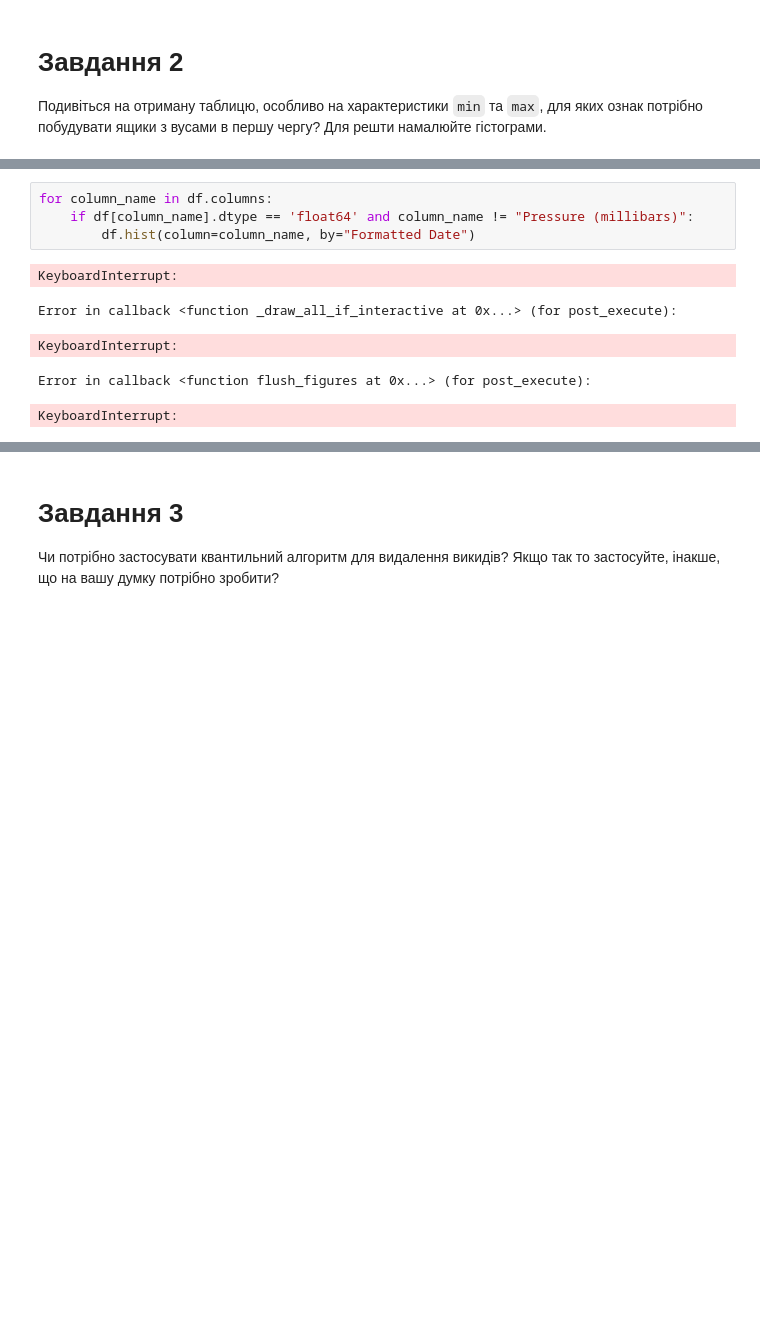
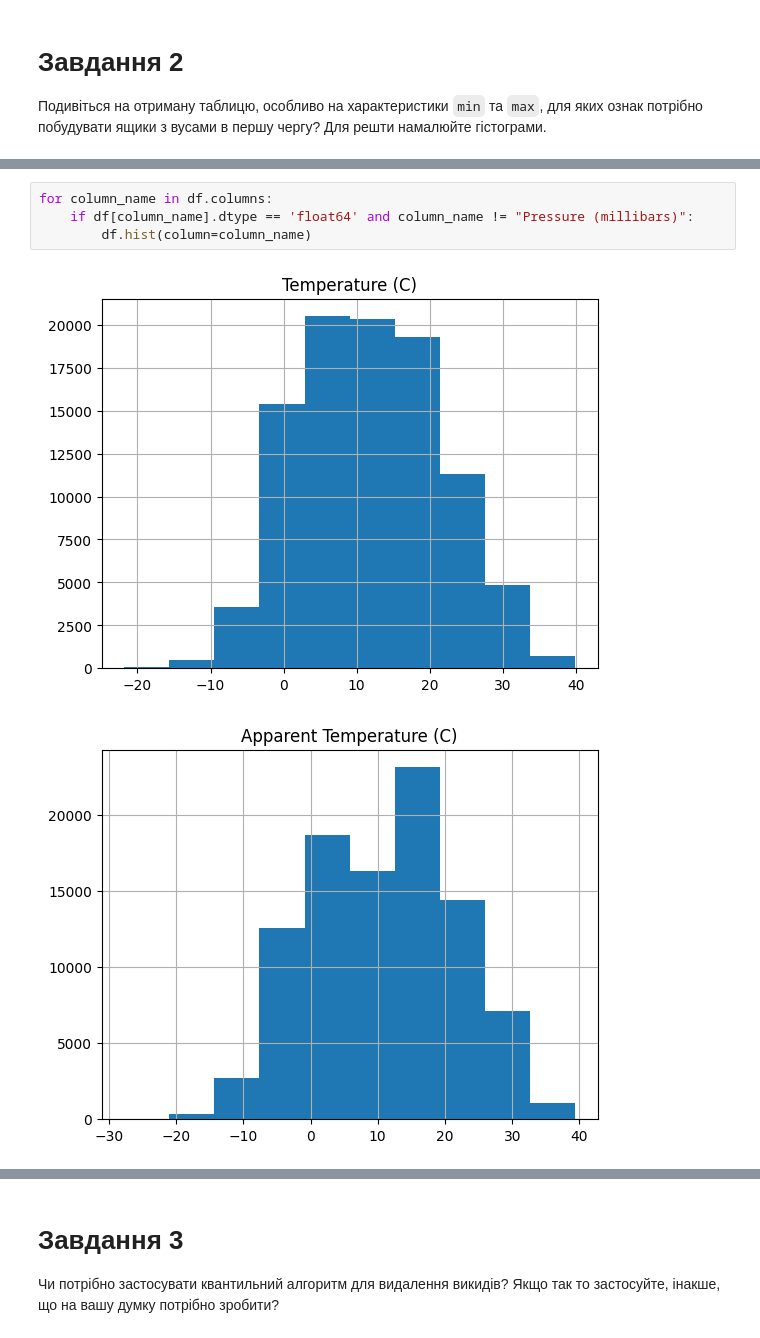
Before and after one commit to VDidyk/AI, a Jupyter notebook: module2/Практична_аналіз_даних2.ipynb, the cells around one changed output, grey strips where cells are left out. Cells and saved outputs as stored; diff of their text form; blank space fills up the shorter version.

```diff
--- a/module2/Практична_аналіз_даних2.ipynb
+++ b/module2/Практична_аналіз_даних2.ipynb
@@ -52,10 +43,7 @@ KeyboardInterrupt:
 # %%
 for column_name in df.columns:
     if df[column_name].dtype == 'float64' and column_name != "Pressure (millibars)":
-        df.hist(column=column_name, by="Formatted Date")
+        df.hist(column=column_name)
 # %% [output]
-KeyboardInterrupt:
-Error in callback <function _draw_all_if_interactive at 0x...> (for post_execute):
-KeyboardInterrupt:
-Error in callback <function flush_figures at 0x...> (for post_execute):
-KeyboardInterrupt:
+[figure, added]
+[figure, added]
```
Also changed, not shown: parts of 9 cells of this notebook.
